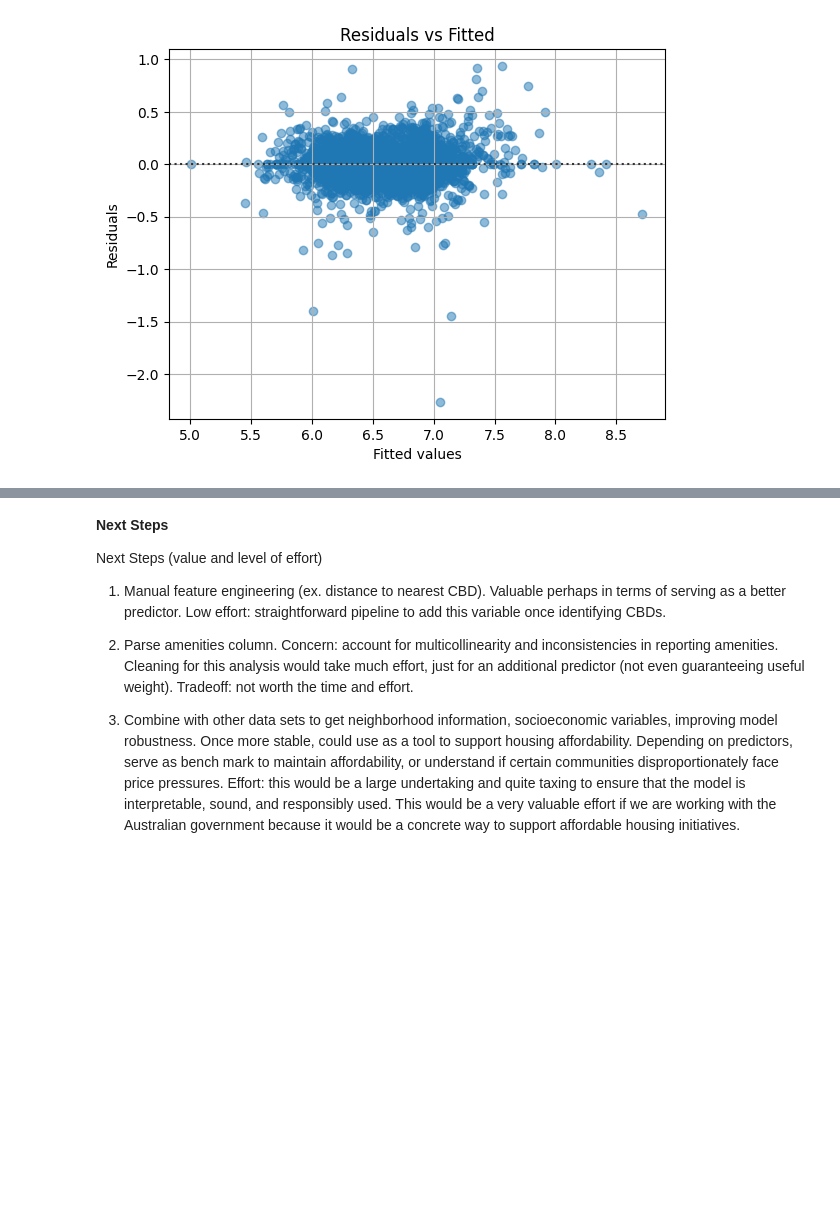
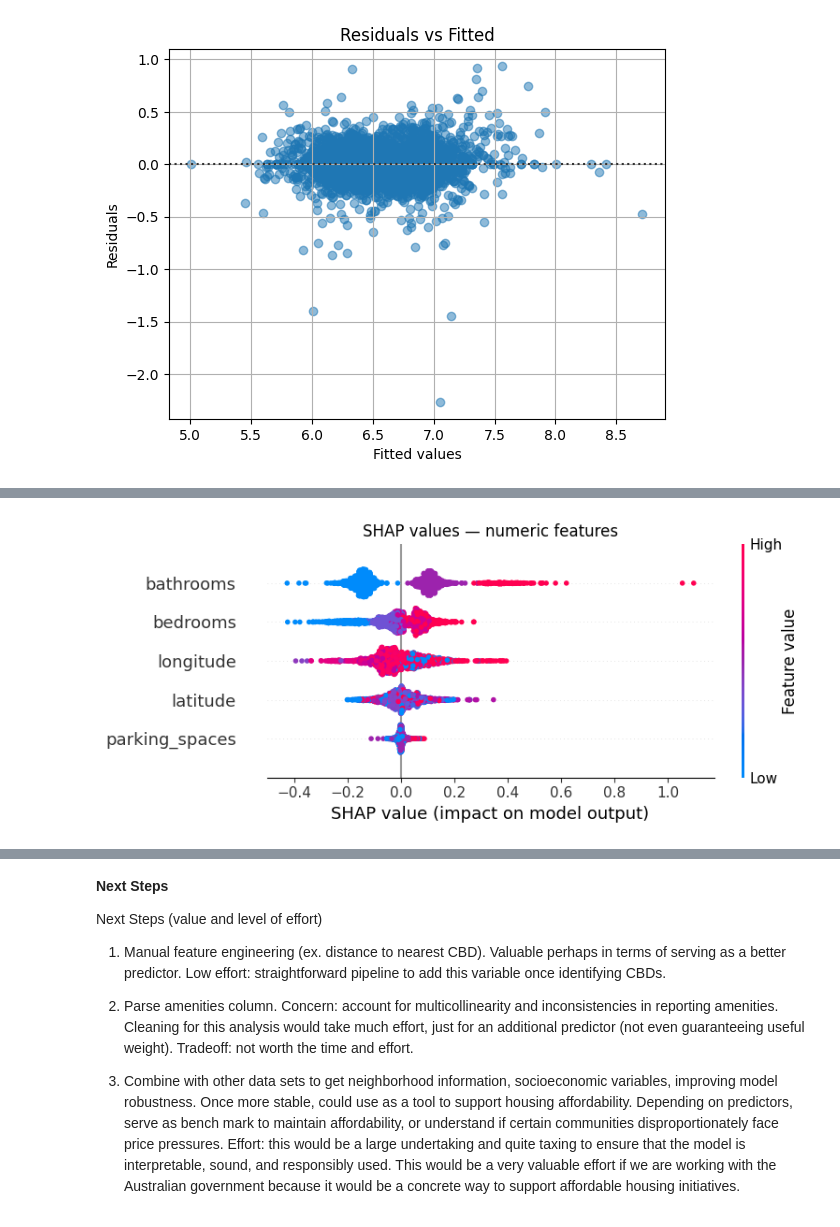
Before and after one commit to milidshah/Australian-Rental-Market-Mili, a Jupyter notebook: AustralianRentalMarket.ipynb, the cells around one changed output, grey strips where cells are left out. Saved outputs shown, nothing was run; the diff lists cells and outputs as text; code cells hidden in the pictures; blank space fills up the shorter version.

```diff
--- a/AustralianRentalMarket.ipynb
+++ b/AustralianRentalMarket.ipynb
@@ -502,0 +469,83 @@ shap.summary_plot(shap_values, X_test, feature_names=features)
+# %%
+# random forest feature evaluation (no BoW model)
+import shap
+
+# gini
+gini = forest.feature_importances_
+feature_imp_df = pd.DataFrame({'Feature': features, 'Gini Importance': gini}).sort_values(
+    'Gini Importance', ascending=False)
+print(feature_imp_df)
+
+
+# SHAP
+# plot code inspiration: https://www.geeksforgeeks.org/machine-learning/bee-swarm-with-shap-values-for-random-forest-in-r/
+explainer = shap.TreeExplainer(forest)
+shap_values = explainer.shap_values(X_test)
+
+shap_summary_df = pd.DataFrame({
+    'Feature': features,
+    'Mean |SHAP| (log price)': np.abs(shap_values).mean(axis=0),
+    }).sort_values('Mean |SHAP| (log price)', ascending=False)
+
+print(shap_summary_df.to_string())
+
+# numeric features shap plot
+num_feats_only = ['bathrooms', 'bedrooms', 'latitude', 'longitude', 'parking_spaces']
+num_idx = [features.index(f) for f in num_feats_only]
+
+shap_values_num = shap_values[:, num_idx]
+X_test_num = X_test[:, num_idx]
+
+shap.summary_plot(
+    shap_values_num,
+    X_test_num,
+    feature_names=num_feats_only,
+    show=False
+)
+plt.title('SHAP values — numeric features')
+plt.tight_layout()
+plt.show()
+
+# --- plot 2: bar charts for categorical features ---
+cat_feats_only = ['propertyType', 'state', 'postcode']
+
+cat_feat_labels = {
+    'propertyType': enc.categories_[0],
+    'state':        enc.categories_[1],
+    'postcode':     enc.categories_[2],
+}
+
+fig, axes = plt.subplots(1, 3, figsize=(18, 5))
+
+for ax, feat in zip(axes, cat_feats_only):
+    feat_idx = features.index(feat)
+    feat_vals = X_test[:, feat_idx]
+    feat_shap = shap_values[:, feat_idx]
+
+    df_cat = pd.DataFrame({'encoded': feat_vals, 'shap': feat_shap})
+    mean_shap = df_cat.groupby('encoded')['shap'].mean()
+
+    # decode back to original labels
+    labels = cat_feat_labels[feat]
+    mean_shap.index = [labels[int(i)] if 0 <= int(i) < len(labels) else 'unknown'
+                       for i in mean_shap.index]
+    mean_shap = mean_shap.sort_values()
+
+    # filter postcode to top 15 highest and bottom 15 lowest
+    if feat == 'postcode':
+        mean_shap = pd.concat([mean_shap.head(15), mean_shap.tail(15)])
+
+    mean_shap = mean_shap
+    colors = ['#d62728' if v > 0 else '#1f77b4' for v in pct_effect]
+    mean_shap.plot(kind='bar', ax=ax, color=colors)
+    ax.axhline(0, color='black', linestyle='--', linewidth=0.8)
+    ax.set_title(f'Mean SHAP effect — {feat}')
+    ax.set_ylabel('SHAP value')
+    ax.set_xlabel('')
+    ax.tick_params(axis='x', labelsize=7 if feat == 'postcode' else 9)
+
+plt.suptitle('SHAP values — categorical features',
+             fontsize=12)
+plt.tight_layout()
+plt.show()
+# %% [output]
@@ -502,0 +570 @@ shap.summary_plot(shap_values, X_test, feature_names=features)
+[figure, added]
```
Also changed, not shown: parts of 17 cells of this notebook.
